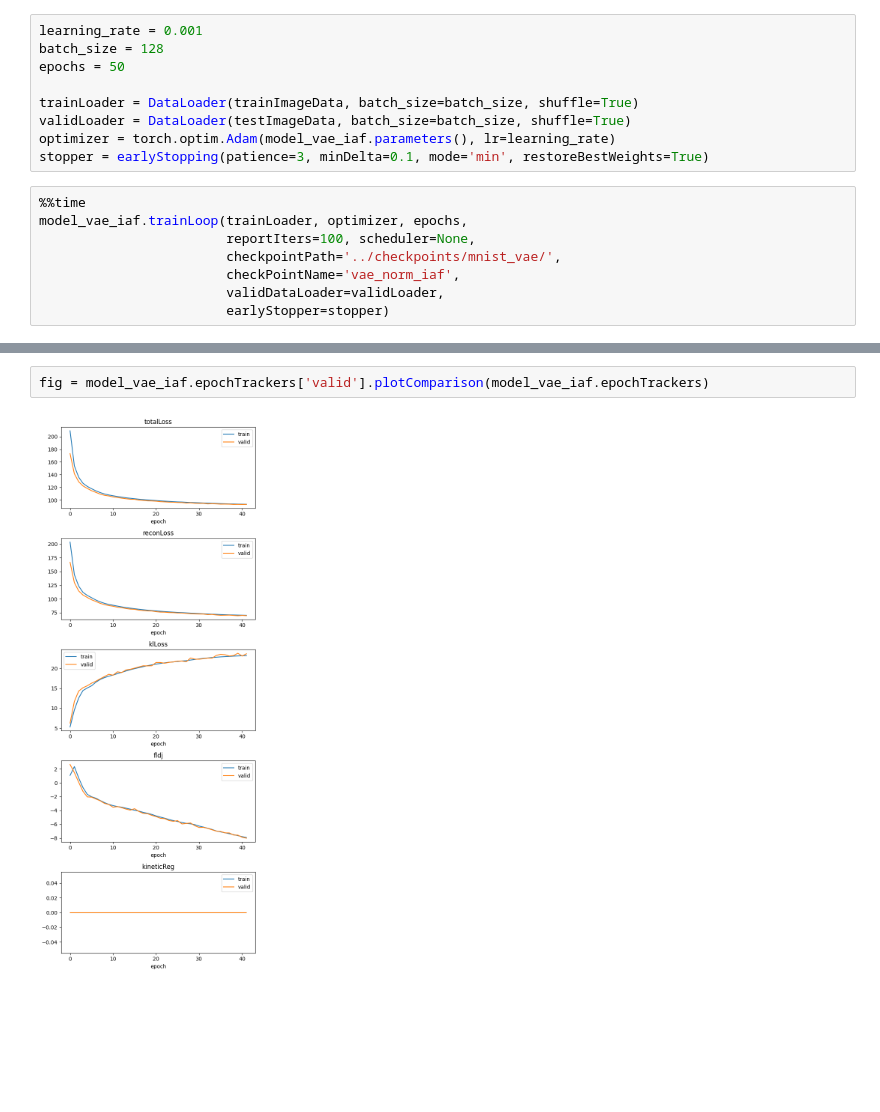
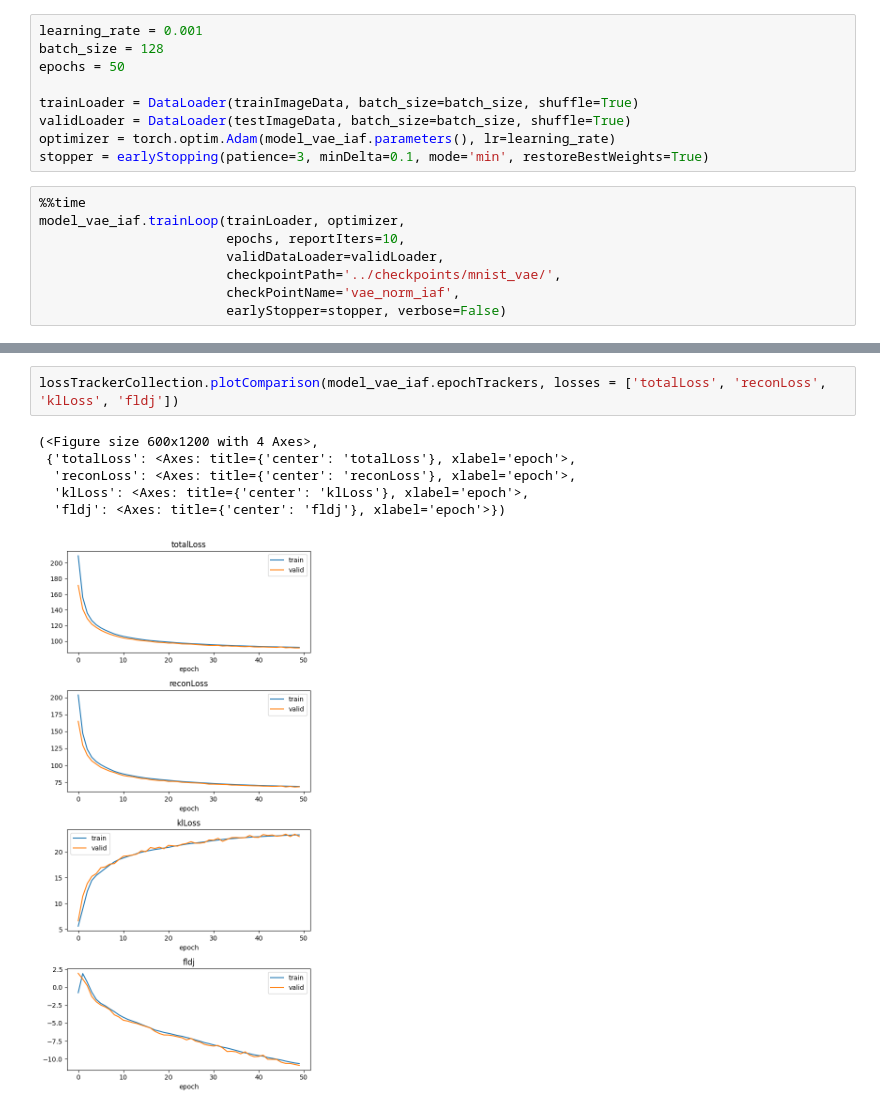
Before and after one commit to raghavsubbarao/svipy, a Jupyter notebook: notebooks/3_normflow.ipynb, the cells around one changed output, grey strips where cells are left out. Cells and saved outputs as stored; diff of their text form; blank space fills up the shorter version.

```diff
--- a/notebooks/3_normflow.ipynb
+++ b/notebooks/3_normflow.ipynb
@@ -289,10 +282,10 @@ optimizer = torch.optim.Adam(model_vae_iaf.parameters(), lr=learning_rate)
 stopper = earlyStopping(patience=3, minDelta=0.1, mode='min', restoreBestWeights=True)
 # %%
 %%time
-model_vae_iaf.trainLoop(trainLoader, optimizer, epochs,
-                        reportIters=100, scheduler=None,
+model_vae_iaf.trainLoop(trainLoader, optimizer,
+                        epochs, reportIters=10,
+                        validDataLoader=validLoader,
                         checkpointPath='../checkpoints/mnist_vae/',
                         checkPointName='vae_norm_iaf',
-                        validDataLoader=validLoader,
-                        earlyStopper=stopper)
+                        earlyStopper=stopper, verbose=False)
 # %% [output]
@@ -366,4 +344,9 @@ tensor([ 9.6518,  9.8671,  2.5528,  3.9139,  3.0381,  2.5488,  5.2729,  4.2491,
 # %%
-fig = model_vae_iaf.epochTrackers['valid'].plotComparison(model_vae_iaf.epochTrackers)
+lossTrackerCollection.plotComparison(model_vae_iaf.epochTrackers, losses = ['totalLoss', 'reconLoss', 'klLoss', 'fldj'])
 # %% [output]
+(<Figure size 600x1200 with 4 Axes>,
+ {'totalLoss': <Axes: title={'center': 'totalLoss'}, xlabel='epoch'>,
+  'reconLoss': <Axes: title={'center': 'reconLoss'}, xlabel='epoch'>,
+  'klLoss': <Axes: title={'center': 'klLoss'}, xlabel='epoch'>,
+  'fldj': <Axes: title={'center': 'fldj'}, xlabel='epoch'>})
-[figure, old version]
+[figure, new version]
```
Also changed, not shown: parts of 10 cells of this notebook.
